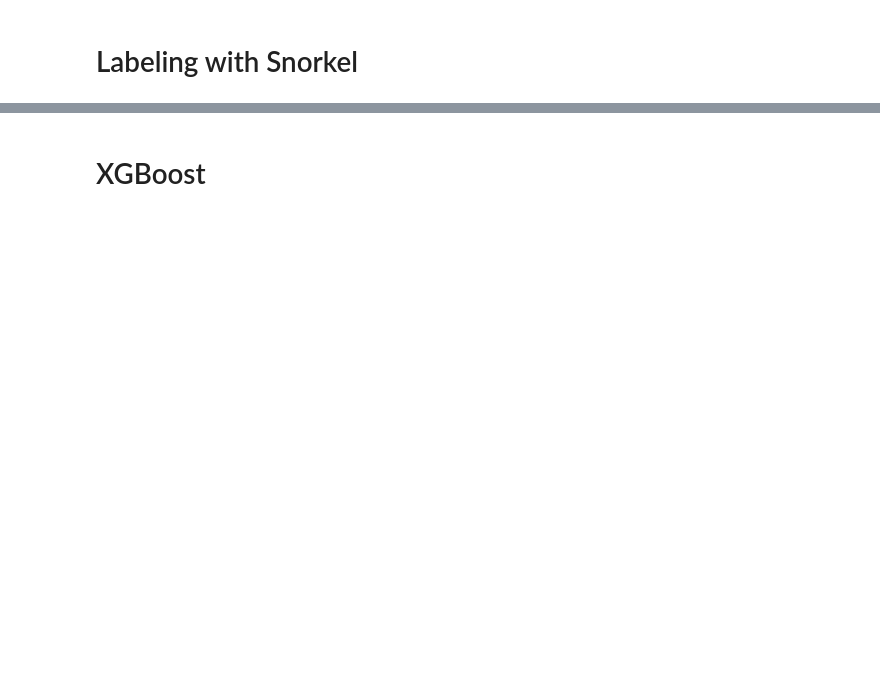
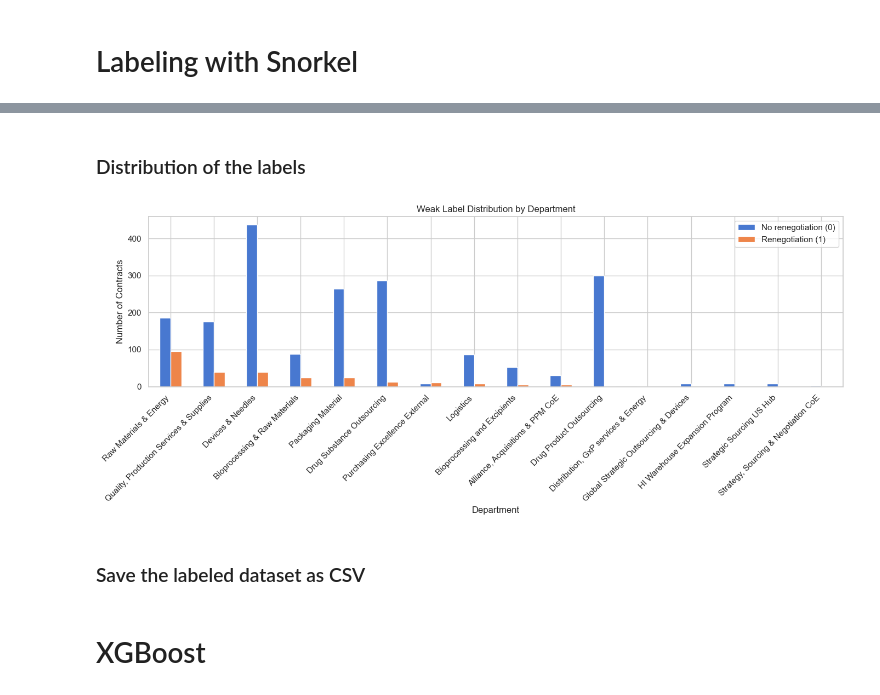
Before and after one commit to ThomasRoennebek/Signal_Fusion_with_Meta-learners-, a Jupyter notebook: Notebooks/Snorkel_labeling.ipynb, the cells around one changed output, grey strips where cells are left out. Drawn from its saved outputs; the diff is of its cells as text; code cells hidden in the pictures; blank space fills up the shorter version.

```diff
--- a/Notebooks/Snorkel_labeling.ipynb
+++ b/Notebooks/Snorkel_labeling.ipynb
@@ -1615,0 +2186,5 @@ Name: proportion, dtype: float64
+# %%
+probs = label_model.predict_proba(L)
+
+df_snorkel["renegotiation_prob"] = probs[:, YES]
+df_snorkel["target_renegotiate"] = (df_snorkel["renegotiation_prob"] >= 0.5).astype(int)
@@ -1615,0 +2193,11 @@ Name: proportion, dtype: float64
+# %%
+df_snorkel["lf_yes_votes"] = (L == YES).sum(axis=1)
+df_snorkel["lf_no_votes"] = (L == NO).sum(axis=1)
+df_snorkel["lf_abstain_votes"] = (L == ABSTAIN).sum(axis=1)
+
+for group_name, lf_list in LF_GROUPS.items():
+    group_lf_names = [lf.name for lf in lf_list]
+    group_idx = [i for i, lf in enumerate(ALL_LFS) if lf.name in group_lf_names]
+
+    df_snorkel[f"{group_name}_yes_votes"] = (L[:, group_idx] == YES).sum(axis=1)
+    df_snorkel[f"{group_name}_no_votes"] = (L[:, group_idx] == NO).sum(axis=1)
@@ -1615,0 +2293,37 @@ Name: proportion, dtype: float64
+# %% [markdown]
+### Distribution of the labels
+# %%
+df_plot = (
+    df_snorkel[["contract_id", "department", "target_renegotiate"]]
+    .drop_duplicates(subset=["contract_id"])
+    .copy()
+)
+
+df_plot["department"] = df_plot["department"].fillna("Unknown")
+
+dept_counts = (
+    df_plot.groupby(["department", "target_renegotiate"])
+    .size()
+    .unstack(fill_value=0)
+)
+
+if 0 not in dept_counts.columns:
+    dept_counts[0] = 0
+if 1 not in dept_counts.columns:
+    dept_counts[1] = 0
+
+dept_counts = dept_counts[[0, 1]].sort_values(1, ascending=False)
+
+ax = dept_counts.plot(kind="bar", figsize=(14, 6))
+ax.set_title("Weak Label Distribution by Department")
+ax.set_xlabel("Department")
+ax.set_ylabel("Number of Contracts")
+ax.legend(["No renegotiation (0)", "Renegotiation (1)"])
+
+plt.xticks(rotation=45, ha="right")
+plt.tight_layout()
+plt.show()
+# %% [output]
+[figure, added]
+# %% [markdown]
+### Save the labeled dataset as CSV
```
Also changed, not shown: parts of 50 cells of this notebook, 4 other files.
